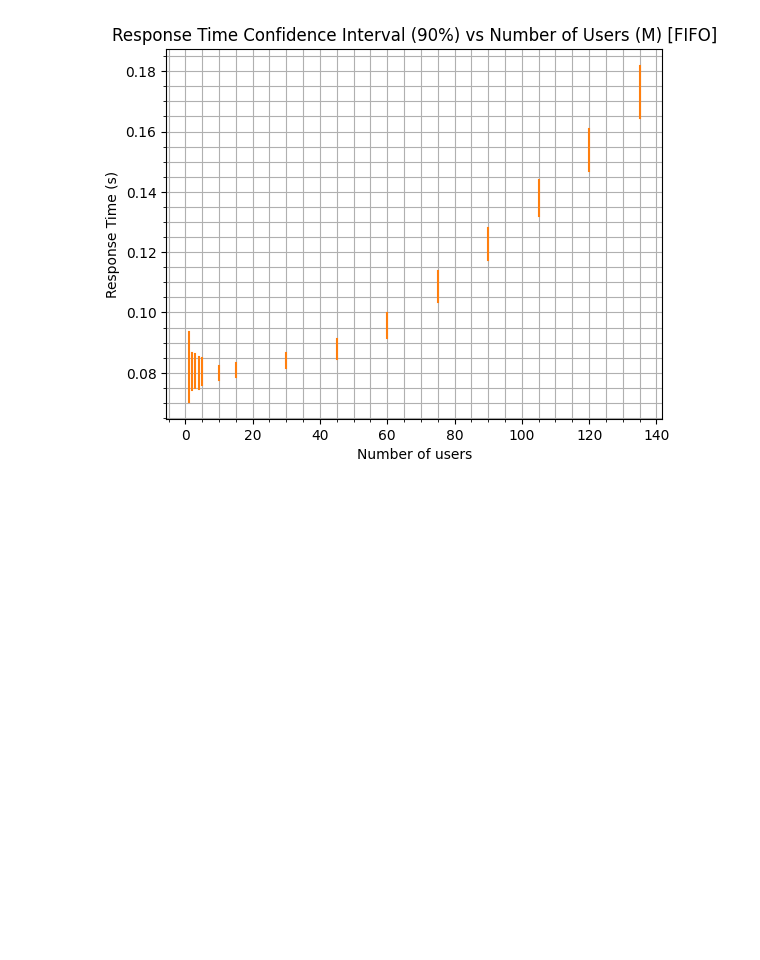
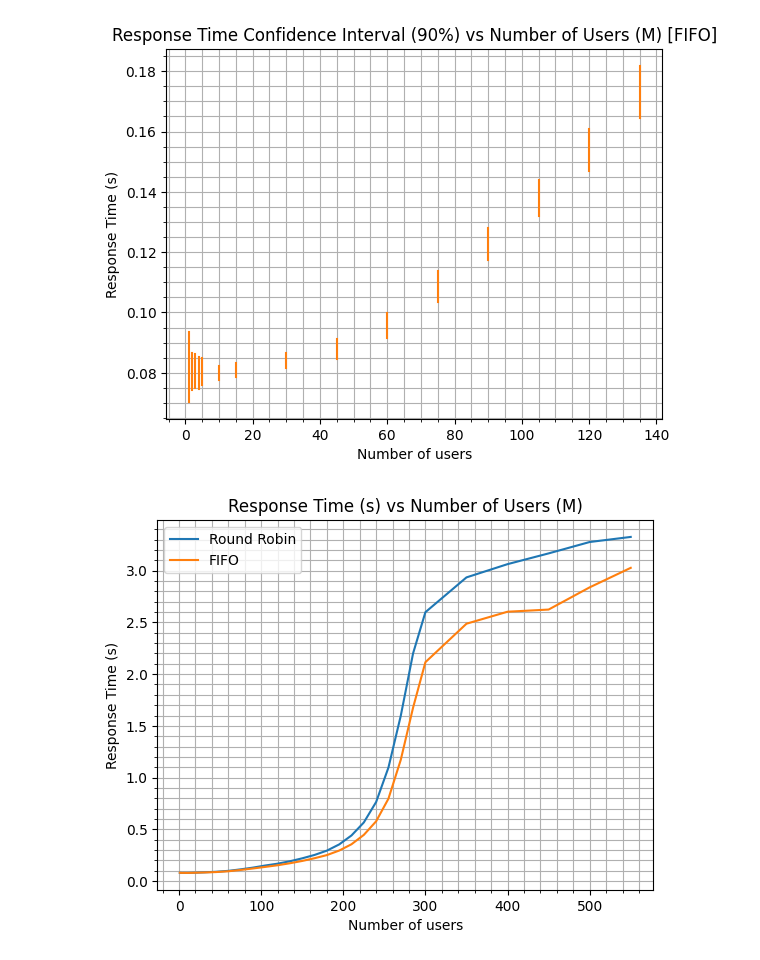
Before and after one commit to rickydebojeet/web-sim, a Jupyter notebook: graph_gen_notebook.ipynb, the cells around one changed output. Drawn from its saved outputs; the diff is of its cells as text; code cells hidden in the pictures; blank space fills up the shorter version.

```diff
--- a/graph_gen_notebook.ipynb
+++ b/graph_gen_notebook.ipynb
@@ -210,3 +210,16 @@ plt.grid(True, 'both')
 plt.show()
 # %% [output]
 [figure]
+# %%
+plt.plot(numUsersRR, list(map(avg, responseTimesRR)), label='Round Robin')
+plt.plot(numUsersRR, list(map(avg, responseTimesFIFO)), label='FIFO')
+plt.xlabel('Number of users')
+plt.ylabel('Response Time (s)')
+plt.title('Response Time (s) vs Number of Users (M)')
+plt.minorticks_on()
+plt.grid(True, 'both')
+plt.legend()
+# plt.savefig('graphs/resp_time_ci_fifo.png')
+plt.show()
+# %% [output]
+[figure, added]
```
Also changed, not shown: 15 other files.
